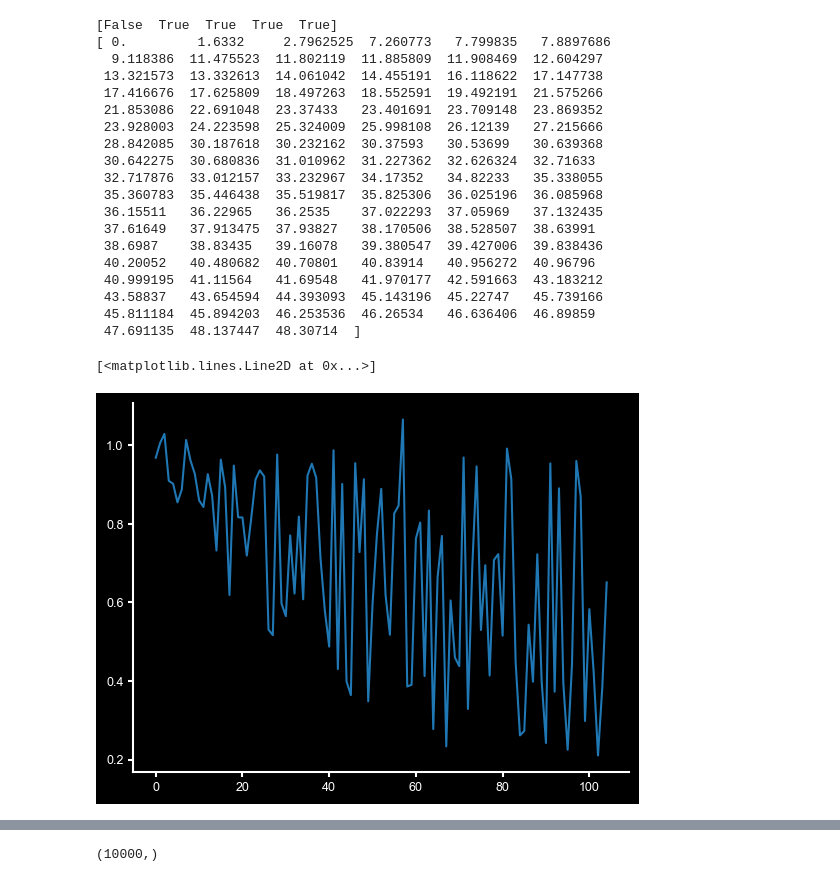
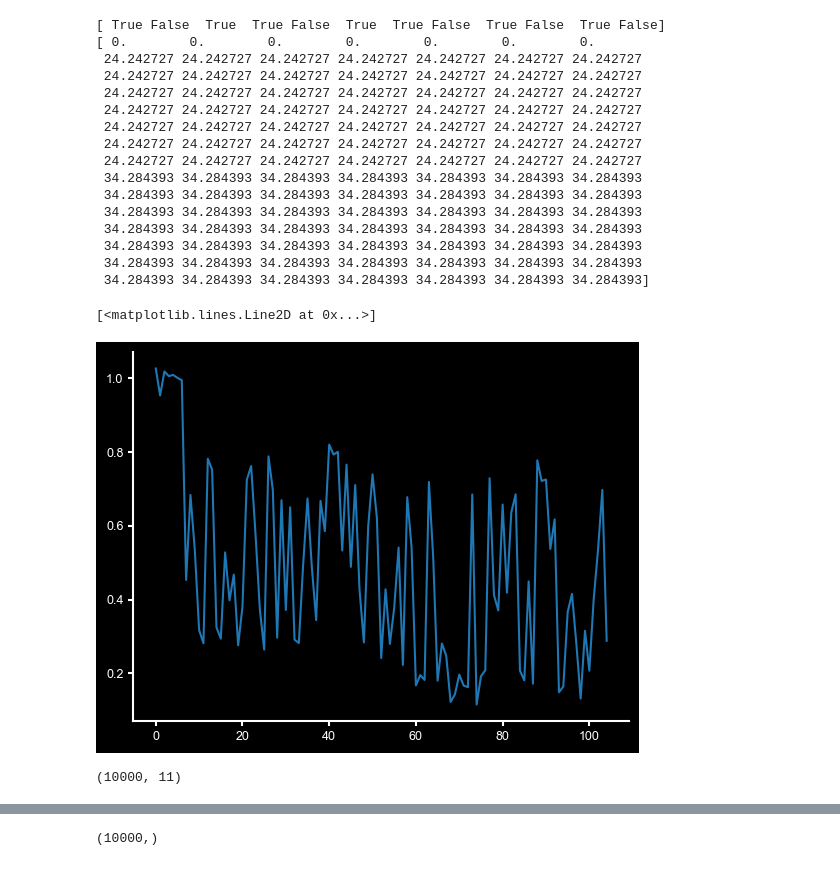
Before and after one commit to mackelab/dmri, a Jupyter notebook: notebooks/eval_parameter_inference.ipynb, the cells around one changed output, grey strips where cells are left out. Saved outputs shown, nothing was run; the diff lists cells and outputs as text; code cells hidden in the pictures.

```diff
--- a/notebooks/eval_parameter_inference.ipynb
+++ b/notebooks/eval_parameter_inference.ipynb
@@ -37,6 +36,13 @@ params = checkpoint["params_ema"]
 
 model = nnx.merge(graphdef, params, state)
 model.eval()
+# %%
+checkpoint, model2, simulator = load_checkpoint("/home/macke/mgloeckler90/dmri/results/b3s_3_4_6_128")
+graphdef, params,  state = nnx.split(model2, nnx.Param,  ...)
+params = checkpoint["params_ema"]
+
+model2 = nnx.merge(graphdef, params, state)
+model2.eval()
 # %%
 sim_type = model.tokenizer.simulator
 # %%
@@ -51,32 +57,30 @@ x_os = out["x"]
 # %%
 #idx = 37
 #idx = 42
-idx=34
+idx=3
+acq_single = jax.tree_util.tree_map(lambda x: x[idx], acq)
 print(masks[idx])
 print(acq.qvals[idx])
 plt.plot(x_os[idx])
 # %% [output]
-[False  True  True  True  True]
-[ 0.         1.6332     2.7962525  7.260773   7.799835   7.8897686
-  9.118386  11.475523  11.802119  11.885809  11.908469  12.604297
- 13.321573  13.332613  14.061042  14.455191  16.118622  17.147738
- 17.416676  17.625809  18.497263  18.552591  19.492191  21.575266
- 21.853086  22.691048  23.37433   23.401691  23.709148  23.869352
- 23.928003  24.223598  25.324009  25.998108  26.12139   27.215666
- 28.842085  30.187618  30.232162  30.37593   30.53699   30.639368
- 30.642275  30.680836  31.010962  31.227362  32.626324  32.71633
- 32.717876  33.012157  33.232967  34.17352   34.82233   35.338055
- 35.360783  35.446438  35.519817  35.825306  36.025196  36.085968
- 36.15511   36.22965   36.2535    37.022293  37.05969   37.132435
- 37.61649   37.913475  37.93827   38.170506  38.528507  38.63991
- 38.6987    38.83435   39.16078   39.380547  39.427006  39.838436
- 40.20052   40.480682  40.70801   40.83914   40.956272  40.96796
- 40.999195  41.11564   41.69548   41.970177  42.591663  43.183212
- 43.58837   43.654594  44.393093  45.143196  45.22747   45.739166
- 45.811184  45.894203  46.253536  46.26534   46.636406  46.89859
- 47.691135  48.137447  48.30714  ]
+[ True False  True  True False  True  True False  True False  True False]
+[ 0.        0.        0.        0.        0.        0.        0.
+ 24.242727 24.242727 24.242727 24.242727 24.242727 24.242727 24.242727
+ 24.242727 24.242727 24.242727 24.242727 24.242727 24.242727 24.242727
+ 24.242727 24.242727 24.242727 24.242727 24.242727 24.242727 24.242727
+ 24.242727 24.242727 24.242727 24.242727 24.242727 24.242727 24.242727
+ 24.242727 24.242727 24.242727 24.242727 24.242727 24.242727 24.242727
+ 24.242727 24.242727 24.242727 24.242727 24.242727 24.242727 24.242727
+ 24.242727 24.242727 24.242727 24.242727 24.242727 24.242727 24.242727
+ 34.284393 34.284393 34.284393 34.284393 34.284393 34.284393 34.284393
+ 34.284393 34.284393 34.284393 34.284393 34.284393 34.284393 34.284393
+ 34.284393 34.284393 34.284393 34.284393 34.284393 34.284393 34.284393
+ 34.284393 34.284393 34.284393 34.284393 34.284393 34.284393 34.284393
+ 34.284393 34.284393 34.284393 34.284393 34.284393 34.284393 34.284393
+ 34.284393 34.284393 34.284393 34.284393 34.284393 34.284393 34.284393
+ 34.284393 34.284393 34.284393 34.284393 34.284393 34.284393 34.284393]
 [<matplotlib.lines.Line2D at 0x...>]
-[figure, old version]
+[figure, new version]
 # %%
 from probjax.nn.nets.denoising_diffusion_model import VSolverConfig, EDMSolverConfig
 # %%
@@ -91,0 +97,4 @@ thetas_post = sample_fn(jax.random.split(jax.random.key(0), 10_000), jax.tree_ut
+# %%
+thetas_post.shape
+# %% [output]
+(10000, 11)
```
Also changed, not shown: parts of 22 cells of this notebook, 25 other files.
